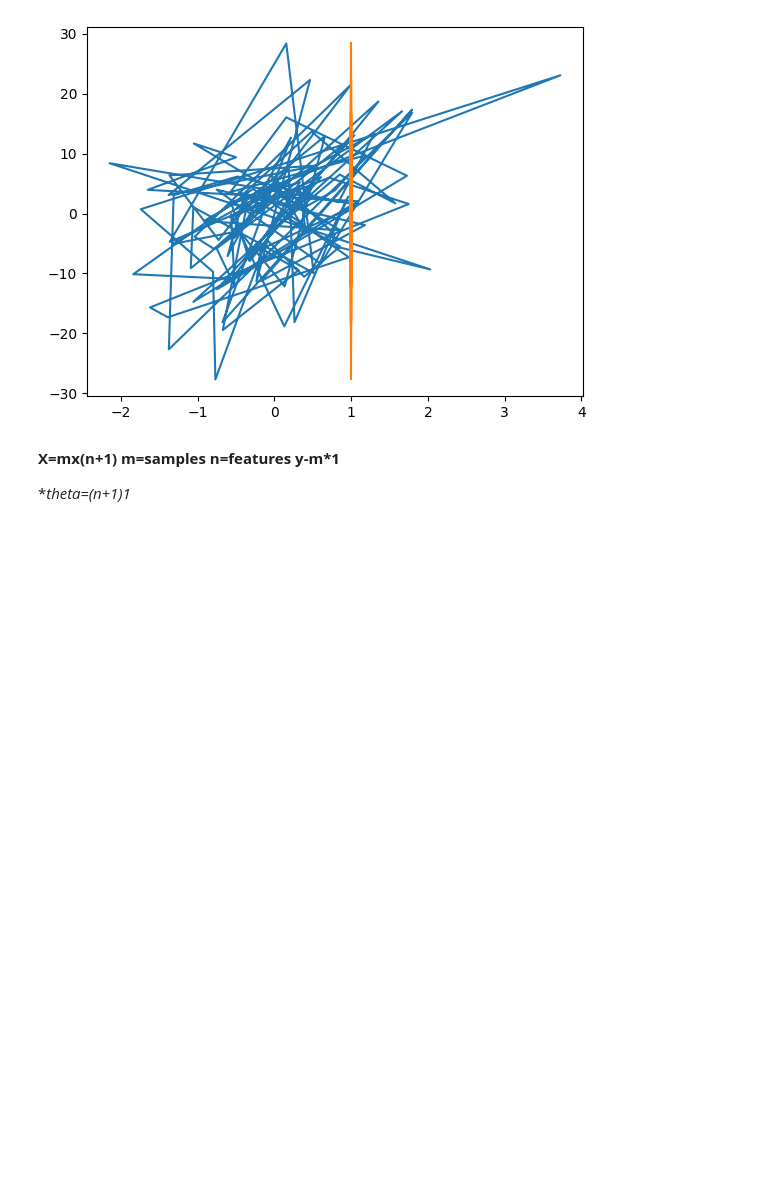
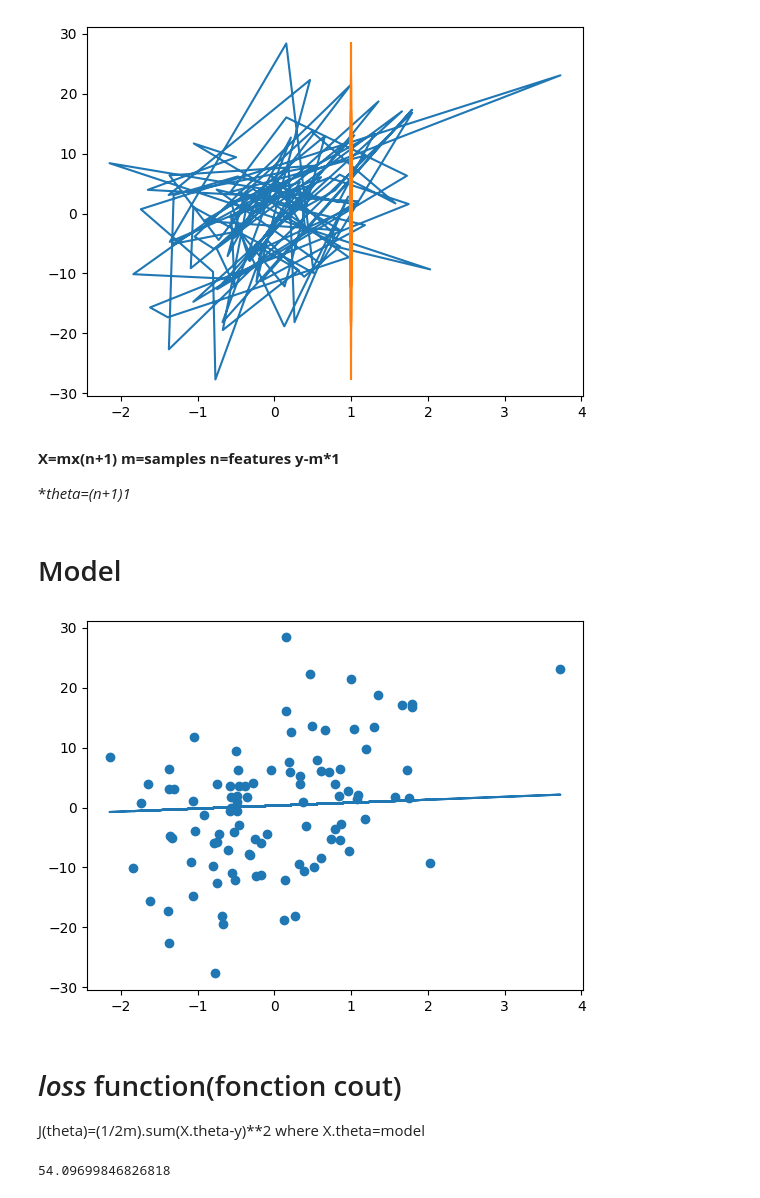
Before and after one commit to Miompolly/machine_learnia, a Jupyter notebook: regressionLean.ipynb, the cells around one changed output. Saved outputs shown, nothing was run; the diff lists cells and outputs as text; code cells hidden in the pictures; blank space fills up the shorter version.

```diff
--- a/regressionLean.ipynb
+++ b/regressionLean.ipynb
@@ -76,3 +76,28 @@ theta
 **y-m*1**
 
 **theta=(n+1)*1**
+# %% [markdown]
+# Model
+# %%
+def model(X,theta):
+  return X.dot(theta)
+
+model(X,theta)
+plt.scatter(x,y)
+plt.plot(x,model(X,theta))
+plt.show()
+# %% [output]
+[figure, added]
+# %% [markdown]
+# *loss* function(fonction cout)
+
+J(theta)=(1/2m).sum(X.theta-y)**2
+where X.theta=model
+# %%
+def loss_function(X,y,theta):
+  m=len(y)
+  return 1/(2*m) * np.sum((model(X,theta)-y)**2)
+
+loss_function(X,y,theta)
+# %% [output]
+54.09699846826818
```
Also changed, not shown: parts of 1 cell of this notebook.
